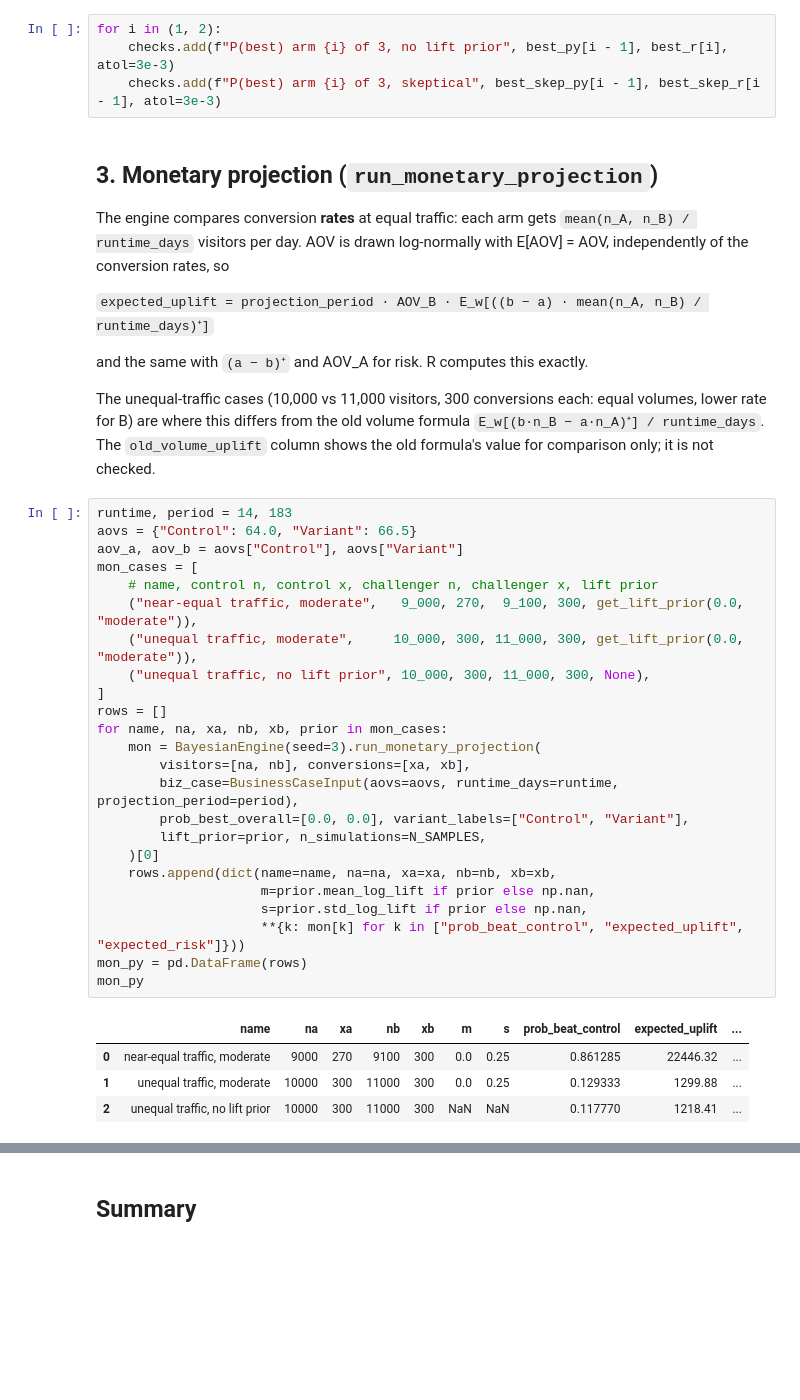
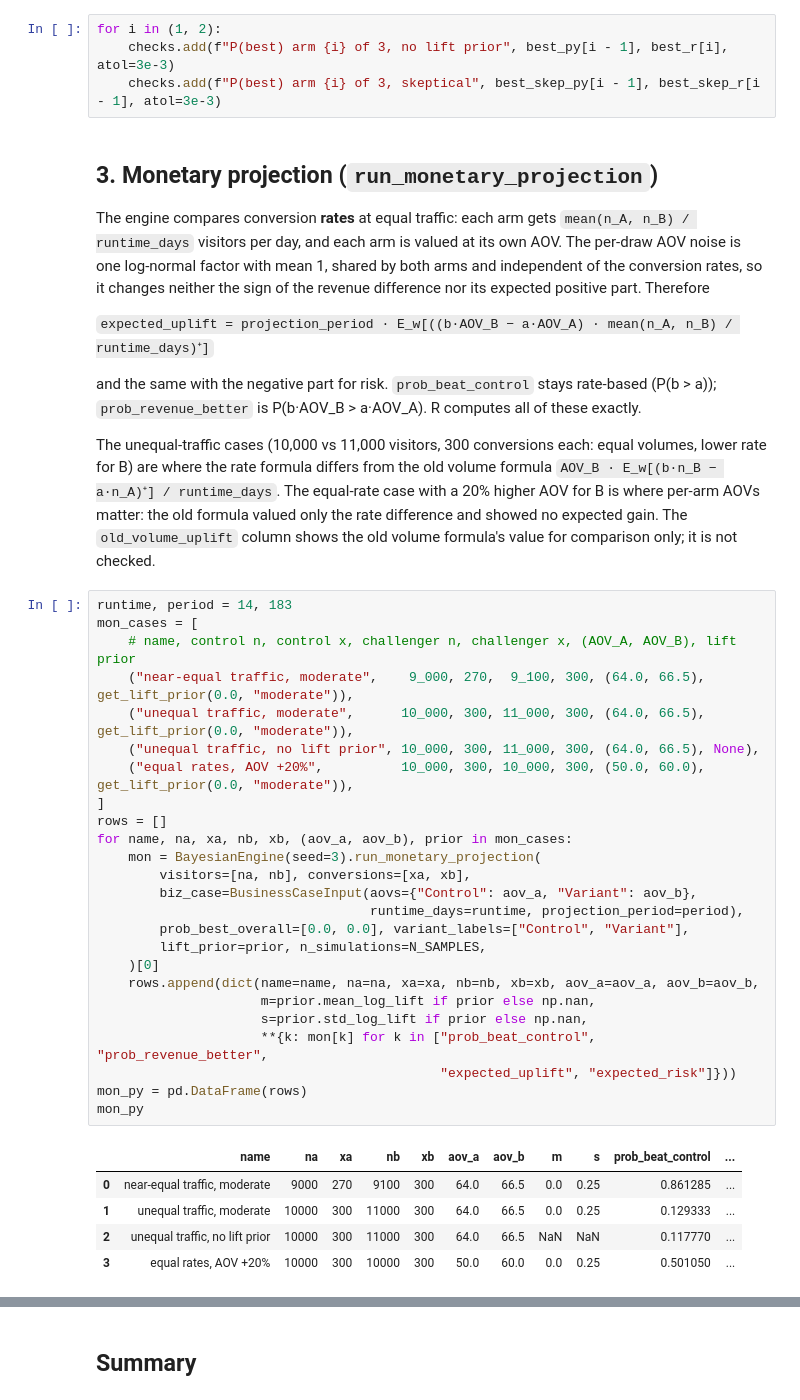
Before and after one commit to BasLinders/first-order-engine, a Jupyter notebook: r_validation/03_bayesian_beta_binomial.ipynb, the cells around one changed output, grey strips where cells are left out. Drawn from its saved outputs; the diff is of its cells as text; blank space fills up the shorter version.

```diff
--- a/r_validation/03_bayesian_beta_binomial.ipynb
+++ b/r_validation/03_bayesian_beta_binomial.ipynb
@@ -207,44 +207,51 @@ for i in (1, 2):
 ## 3. Monetary projection (`run_monetary_projection`)
 
 The engine compares conversion **rates** at equal traffic: each arm gets
-`mean(n_A, n_B) / runtime_days` visitors per day. AOV is drawn log-normally with
-E[AOV] = AOV, independently of the conversion rates, so
+`mean(n_A, n_B) / runtime_days` visitors per day, and each arm is valued at its own AOV. The
+per-draw AOV noise is one log-normal factor with mean 1, shared by both arms and independent of
+the conversion rates, so it changes neither the sign of the revenue difference nor its expected
+positive part. Therefore
 
-`expected_uplift = projection_period · AOV_B · E_w[((b − a) · mean(n_A, n_B) / runtime_days)⁺]`
+`expected_uplift = projection_period · E_w[((b·AOV_B − a·AOV_A) · mean(n_A, n_B) / runtime_days)⁺]`
 
-and the same with `(a − b)⁺` and AOV_A for risk. R computes this exactly.
+and the same with the negative part for risk. `prob_beat_control` stays rate-based
+(P(b > a)); `prob_revenue_better` is P(b·AOV_B > a·AOV_A). R computes all of these exactly.
 
 The unequal-traffic cases (10,000 vs 11,000 visitors, 300 conversions each: equal volumes, lower
-rate for B) are where this differs from the old volume formula
-`E_w[(b·n_B − a·n_A)⁺] / runtime_days`. The `old_volume_uplift` column shows the old formula's
-value for comparison only; it is not checked.
+rate for B) are where the rate formula differs from the old volume formula
+`AOV_B · E_w[(b·n_B − a·n_A)⁺] / runtime_days`. The equal-rate case with a 20% higher AOV for B
+is where per-arm AOVs matter: the old formula valued only the rate difference and showed no
+expected gain. The `old_volume_uplift` column shows the old volume formula's value for
+comparison only; it is not checked.
 # %%
 runtime, period = 14, 183
-aovs = {"Control": 64.0, "Variant": 66.5}
-aov_a, aov_b = aovs["Control"], aovs["Variant"]
 mon_cases = [
-    # name, control n, control x, challenger n, challenger x, lift prior
-    ("near-equal traffic, moderate",   9_000, 270,  9_100, 300, get_lift_prior(0.0, "moderate")),
-    ("unequal traffic, moderate",     10_000, 300, 11_000, 300, get_lift_prior(0.0, "moderate")),
-    ("unequal traffic, no lift prior", 10_000, 300, 11_000, 300, None),
+    # name, control n, control x, challenger n, challenger x, (AOV_A, AOV_B), lift prior
+    ("near-equal traffic, moderate",    9_000, 270,  9_100, 300, (64.0, 66.5), get_lift_prior(0.0, "moderate")),
+    ("unequal traffic, moderate",      10_000, 300, 11_000, 300, (64.0, 66.5), get_lift_prior(0.0, "moderate")),
+    ("unequal traffic, no lift prior", 10_000, 300, 11_000, 300, (64.0, 66.5), None),
+    ("equal rates, AOV +20%",          10_000, 300, 10_000, 300, (50.0, 60.0), get_lift_prior(0.0, "moderate")),
 ]
 rows = []
-for name, na, xa, nb, xb, prior in mon_cases:
+for name, na, xa, nb, xb, (aov_a, aov_b), prior in mon_cases:
     mon = BayesianEngine(seed=3).run_monetary_projection(
         visitors=[na, nb], conversions=[xa, xb],
-        biz_case=BusinessCaseInput(aovs=aovs, runtime_days=runtime, projection_period=period),
+        biz_case=BusinessCaseInput(aovs={"Control": aov_a, "Variant": aov_b},
+                                   runtime_days=runtime, projection_period=period),
         prob_best_overall=[0.0, 0.0], variant_labels=["Control", "Variant"],
         lift_prior=prior, n_simulations=N_SAMPLES,
     )[0]
-    rows.append(dict(name=name, na=na, xa=xa, nb=nb, xb=xb,
+    rows.append(dict(name=name, na=na, xa=xa, nb=nb, xb=xb, aov_a=aov_a, aov_b=aov_b,
                      m=prior.mean_log_lift if prior else np.nan,
                      s=prior.std_log_lift if prior else np.nan,
-                     **{k: mon[k] for k in ["prob_beat_control", "expected_uplift", "expected_risk"]}))
+                     **{k: mon[k] for k in ["prob_beat_control", "prob_revenue_better",
+                                            "expected_uplift", "expected_risk"]}))
 mon_py = pd.DataFrame(rows)
 mon_py
 # %% [output]
-|  | name | na | xa | nb | xb | m | s | prob_beat_control | expected_uplift | ... |
-| 0 | near-equal traffic, moderate | 9000 | 270 | 9100 | 300 | 0.0 | 0.25 | 0.861285 | 22446.32 | ... |
-| 1 | unequal traffic, moderate | 10000 | 300 | 11000 | 300 | 0.0 | 0.25 | 0.129333 | 1299.88 | ... |
-| 2 | unequal traffic, no lift prior | 10000 | 300 | 11000 | 300 | NaN | NaN | 0.117770 | 1218.41 | ... |
+|  | name | na | xa | nb | xb | aov_a | aov_b | m | s | prob_beat_control | ... |
+| 0 | near-equal traffic, moderate | 9000 | 270 | 9100 | 300 | 64.0 | 66.5 | 0.0 | 0.25 | 0.861285 | ... |
+| 1 | unequal traffic, moderate | 10000 | 300 | 11000 | 300 | 64.0 | 66.5 | 0.0 | 0.25 | 0.129333 | ... |
+| 2 | unequal traffic, no lift prior | 10000 | 300 | 11000 | 300 | 64.0 | 66.5 | NaN | NaN | 0.117770 | ... |
+| 3 | equal rates, AOV +20% | 10000 | 300 | 10000 | 300 | 50.0 | 60.0 | 0.0 | 0.25 | 0.501050 | ... |
 # %%
```
Also changed, not shown: parts of 4 cells of this notebook, 2 other files.
